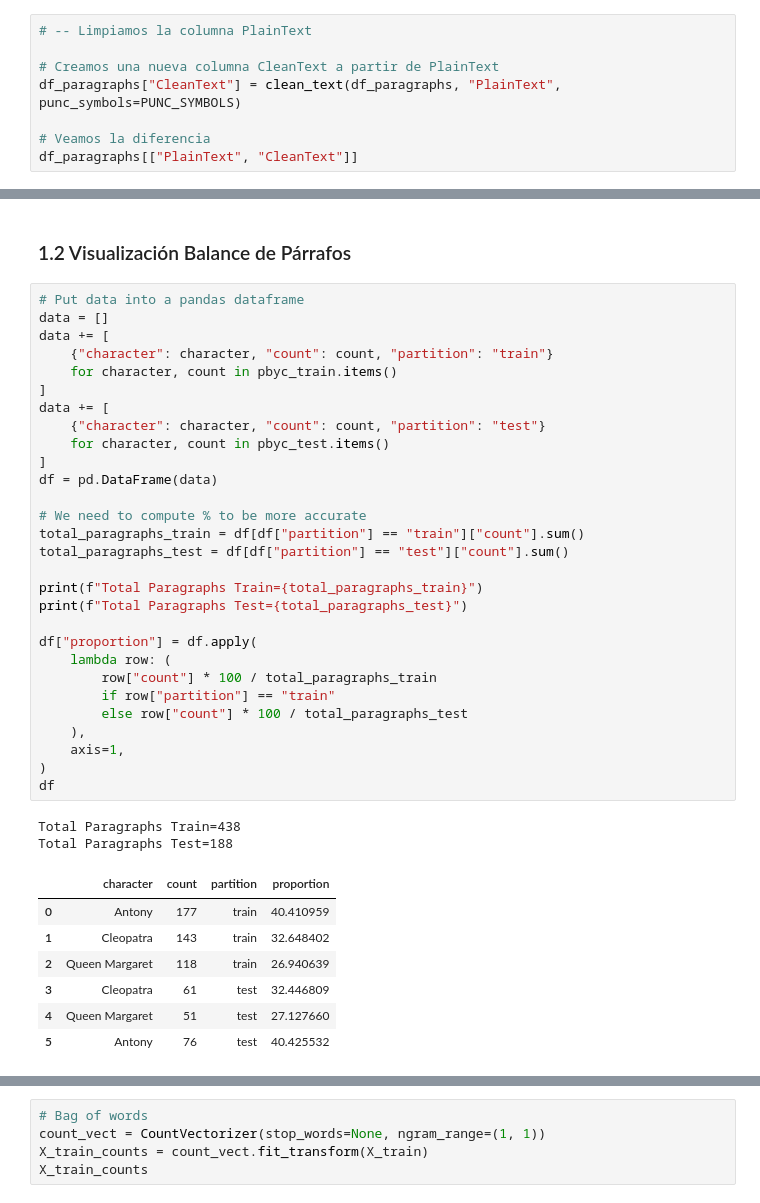
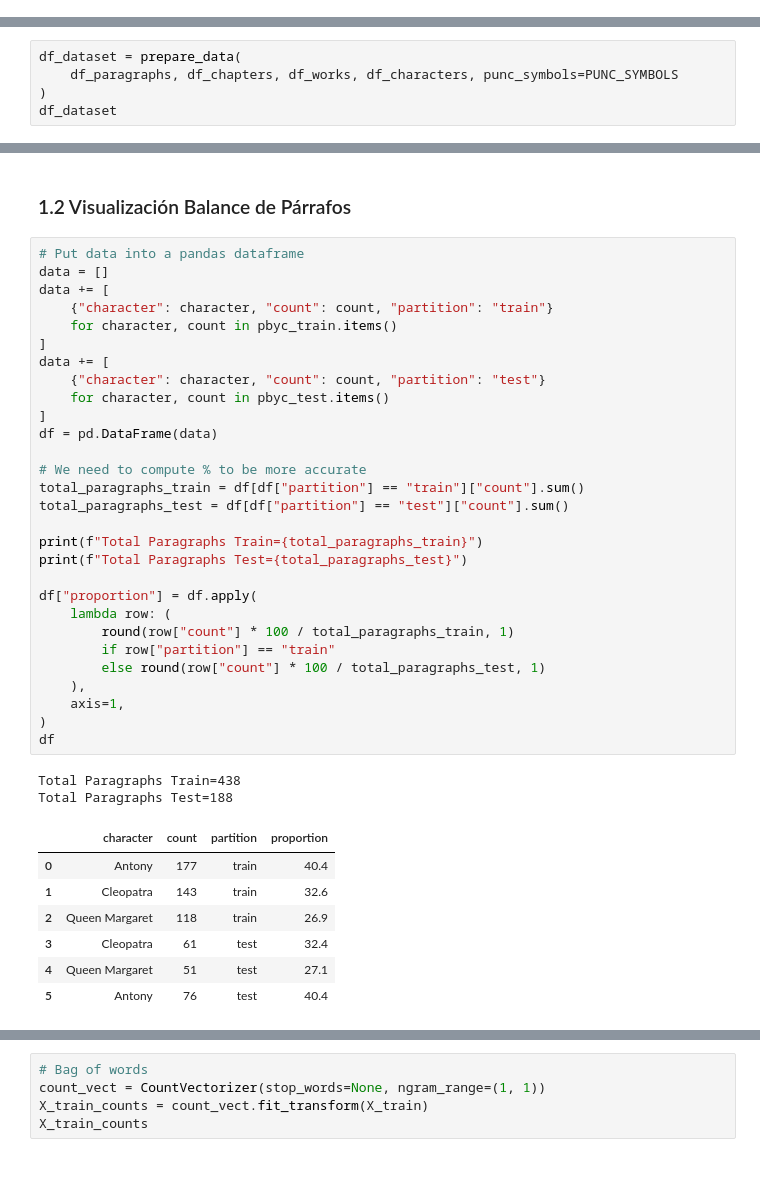
Before and after one commit to efviodo/mcdaa-intro-cd, a Jupyter notebook: Tarea2/notebooks/laboratorio_2_ev.ipynb, the cells around one changed output, grey strips where cells are left out. Cells and saved outputs as stored; diff of their text form; blank space fills up the shorter version.

````diff
--- a/Tarea2/notebooks/laboratorio_2_ev.ipynb
+++ b/Tarea2/notebooks/laboratorio_2_ev.ipynb
@@ -249,11 +288,3 @@ ToDo
 ### Preparación de los Datos <a name="data-preparation"></a>
 
 Como parte de la preparación de los datos, vamos a limpiar la columna `PlainText` removiendo símbolos de puntuación y otros separadores. Para esto utilizamos la función ```clean_text``` implementada en el Laboratorio 1. Luego, combinamos los datos de la todas las tablass (```Paragraphs```, ```Chapters```, ```Works``` y ```Characters```) en un único dataframe, para construir un dataset unificado con los datos que vamos a utilizar: texto límpio y personaje al cual pertence.
-# %%
-# -- Limpiamos la columna PlainText
-
-# Creamos una nueva columna CleanText a partir de PlainText
-df_paragraphs["CleanText"] = clean_text(df_paragraphs, "PlainText", punc_symbols=PUNC_SYMBOLS)
-
-# Veamos la diferencia
-df_paragraphs[["PlainText", "CleanText"]]
@@ -307,0 +331,5 @@ df_dataset
+# %%
+df_dataset = prepare_data(
+    df_paragraphs, df_chapters, df_works, df_characters, punc_symbols=PUNC_SYMBOLS
+)
+df_dataset
@@ -353,41 +395,41 @@ Counter({'Antony': 76, 'Cleopatra': 61, 'Queen Margaret': 51})
 # Put data into a pandas dataframe
 data = []
 data += [
     {"character": character, "count": count, "partition": "train"}
     for character, count in pbyc_train.items()
 ]
 data += [
     {"character": character, "count": count, "partition": "test"}
     for character, count in pbyc_test.items()
 ]
 df = pd.DataFrame(data)
 
 # We need to compute % to be more accurate
 total_paragraphs_train = df[df["partition"] == "train"]["count"].sum()
 total_paragraphs_test = df[df["partition"] == "test"]["count"].sum()
 
 print(f"Total Paragraphs Train={total_paragraphs_train}")
 print(f"Total Paragraphs Test={total_paragraphs_test}")
 
 df["proportion"] = df.apply(
     lambda row: (
-        row["count"] * 100 / total_paragraphs_train
+        round(row["count"] * 100 / total_paragraphs_train, 1)
         if row["partition"] == "train"
-        else row["count"] * 100 / total_paragraphs_test
+        else round(row["count"] * 100 / total_paragraphs_test, 1)
     ),
     axis=1,
 )
 df
 # %% [output]
 Total Paragraphs Train=438
 Total Paragraphs Test=188
 |  | character | count | partition | proportion |
-| 0 | Antony | 177 | train | 40.410959 |
-| 1 | Cleopatra | 143 | train | 32.648402 |
-| 2 | Queen Margaret | 118 | train | 26.940639 |
-| 3 | Cleopatra | 61 | test | 32.446809 |
-| 4 | Queen Margaret | 51 | test | 27.127660 |
-| 5 | Antony | 76 | test | 40.425532 |
+| 0 | Antony | 177 | train | 40.4 |
+| 1 | Cleopatra | 143 | train | 32.6 |
+| 2 | Queen Margaret | 118 | train | 26.9 |
+| 3 | Cleopatra | 61 | test | 32.4 |
+| 4 | Queen Margaret | 51 | test | 27.1 |
+| 5 | Antony | 76 | test | 40.4 |
 # %%
 import plotly.express as px
 
````
Also changed, not shown: parts of 44 cells of this notebook, 15 other files.
